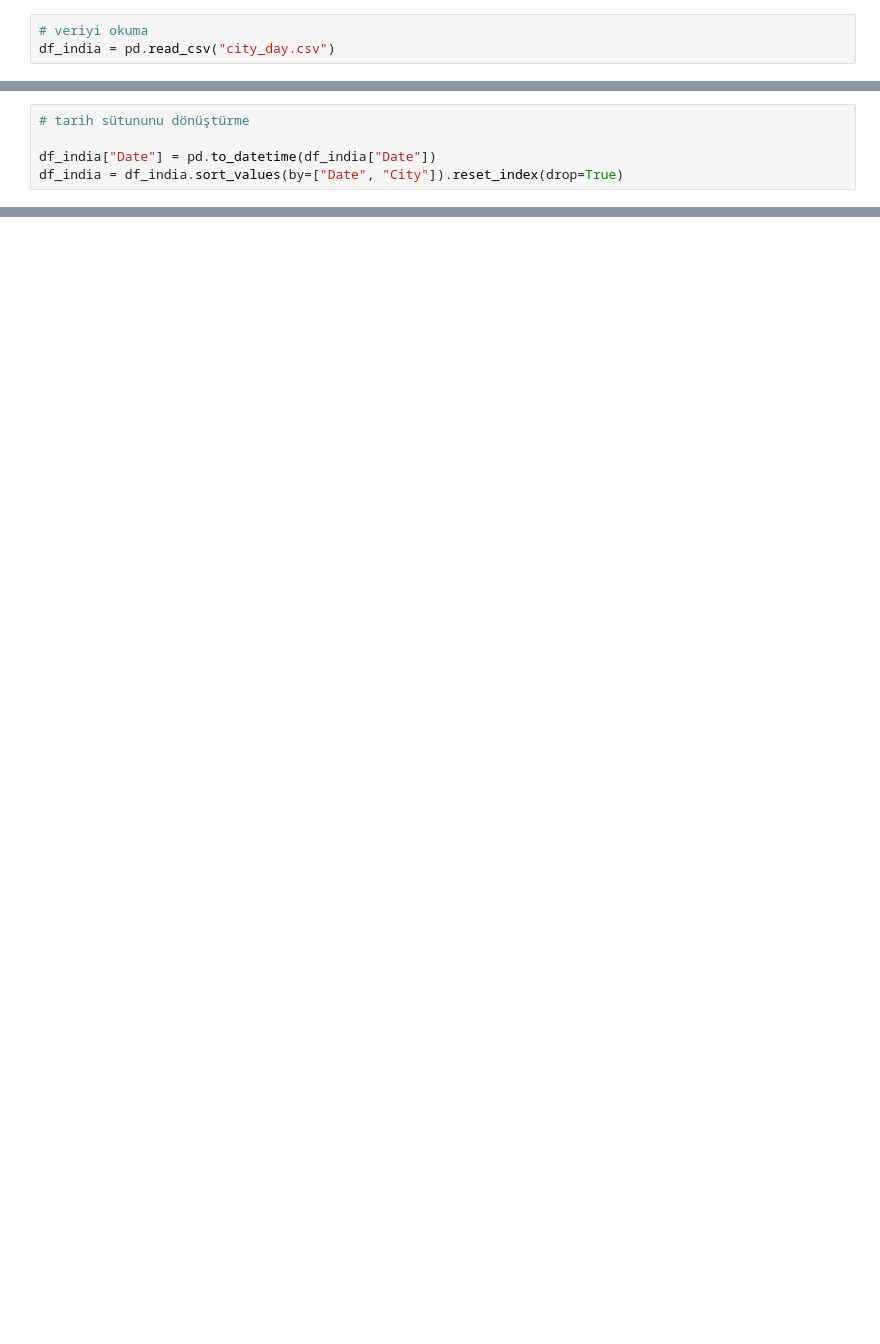
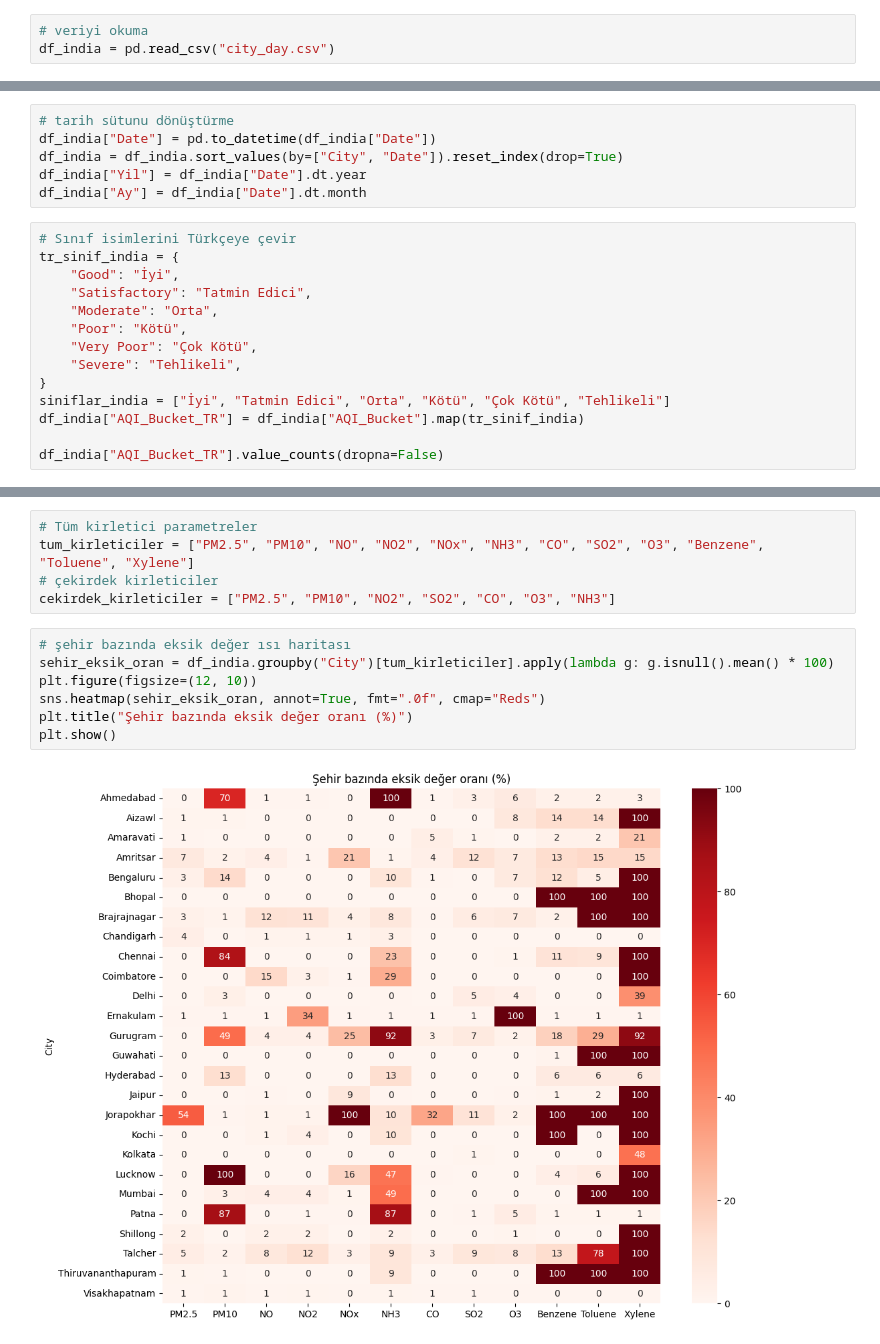
Before and after one commit to furkandnsk/Hava_Kalitesi_Tahmini, a Jupyter notebook: hava_kalitesi.ipynb, the cells around one changed output, grey strips where cells are left out. Saved outputs shown, nothing was run; the diff lists cells and outputs as text; blank space fills up the shorter version.

```diff
--- a/hava_kalitesi.ipynb
+++ b/hava_kalitesi.ipynb
@@ -38,5 +24,0 @@ max      454.850000    170.370000   2049.000000
-# %%
-# tarih sütununu dönüştürme
-
-df_india["Date"] = pd.to_datetime(df_india["Date"])
-df_india = df_india.sort_values(by=["Date", "City"]).reset_index(drop=True)
@@ -174,0 +54,20 @@ plt.show()
+# %%
+# tarih sütunu dönüştürme
+df_india["Date"] = pd.to_datetime(df_india["Date"])
+df_india = df_india.sort_values(by=["City", "Date"]).reset_index(drop=True)
+df_india["Yil"] = df_india["Date"].dt.year
+df_india["Ay"] = df_india["Date"].dt.month
+# %%
+# Sınıf isimlerini Türkçeye çevir
+tr_sinif_india = {
+    "Good": "İyi",
+    "Satisfactory": "Tatmin Edici",
+    "Moderate": "Orta",
+    "Poor": "Kötü",
+    "Very Poor": "Çok Kötü",
+    "Severe": "Tehlikeli",
+}
+siniflar_india = ["İyi", "Tatmin Edici", "Orta", "Kötü", "Çok Kötü", "Tehlikeli"]
+df_india["AQI_Bucket_TR"] = df_india["AQI_Bucket"].map(tr_sinif_india)
+
+df_india["AQI_Bucket_TR"].value_counts(dropna=False)
@@ -174,0 +131,14 @@ plt.show()
+# %%
+# Tüm kirletici parametreler
+tum_kirleticiler = ["PM2.5", "PM10", "NO", "NO2", "NOx", "NH3", "CO", "SO2", "O3", "Benzene", "Toluene", "Xylene"]
+# çekirdek kirleticiler
+cekirdek_kirleticiler = ["PM2.5", "PM10", "NO2", "SO2", "CO", "O3", "NH3"]
+# %%
+# şehir bazında eksik değer ısı haritası
+sehir_eksik_oran = df_india.groupby("City")[tum_kirleticiler].apply(lambda g: g.isnull().mean() * 100)
+plt.figure(figsize=(12, 10))
+sns.heatmap(sehir_eksik_oran, annot=True, fmt=".0f", cmap="Reds")
+plt.title("Şehir bazında eksik değer oranı (%)")
+plt.show()
+# %% [output]
+[figure, added]
```
Also changed, not shown: parts of 55 cells of this notebook.
